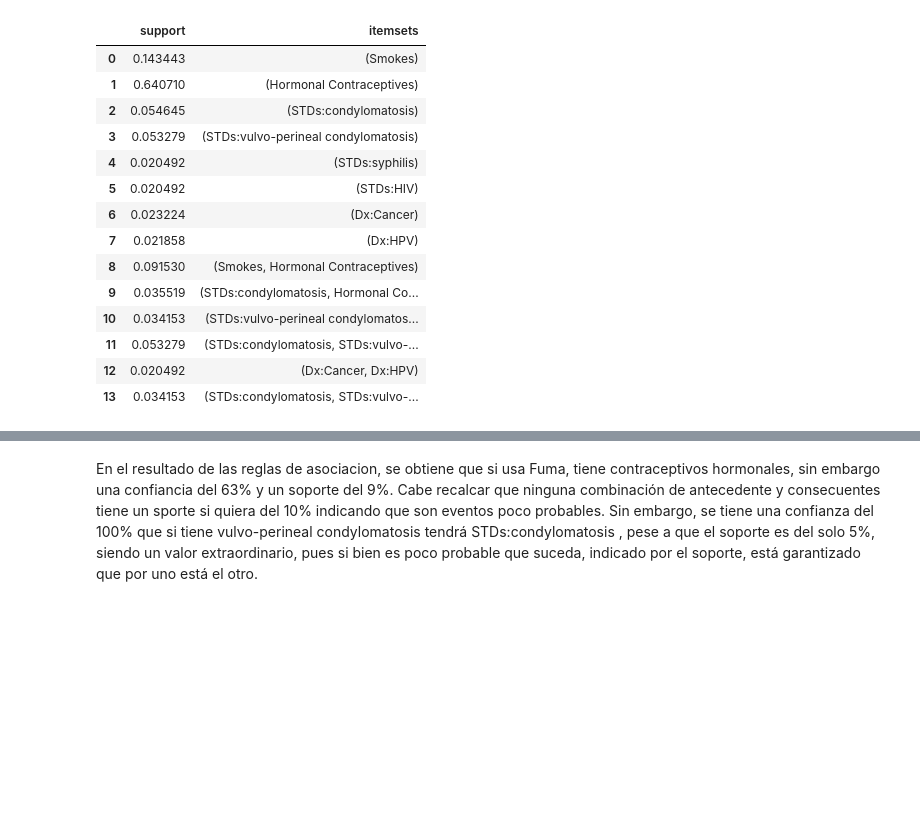
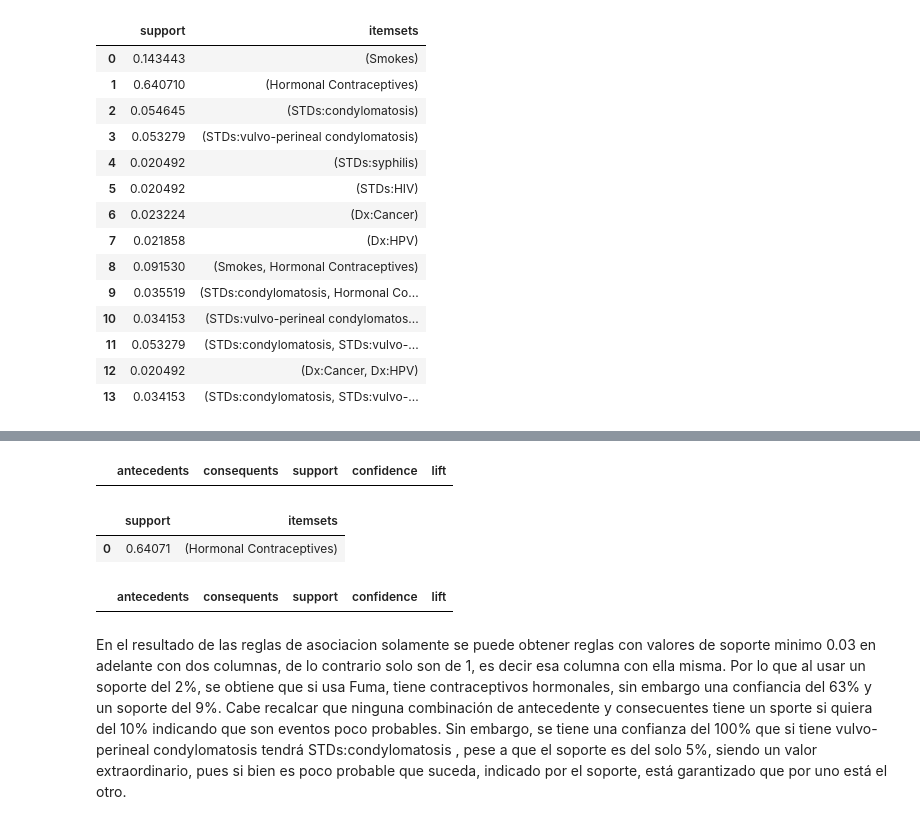
Before and after one commit to AGM54/DATASCIENCE, a Jupyter notebook: codigo.ipynb, the cells around one changed output, grey strips where cells are left out. Drawn from its saved outputs; the diff is of its cells as text; code cells hidden in the pictures; blank space fills up the shorter version.

```diff
--- a/codigo.ipynb
+++ b/codigo.ipynb
@@ -785,5 +794,24 @@ ASSOCIATIONS_RULES
+# %%
+# Function to map indices back to column names 60% de confianza
+ASSOCIATIONS_RULES_10 = association_rules(ASSOCIATIONS, metric = "confidence", min_threshold = 0.6)
+ASSOCIATIONS_RULES_10[['antecedents','consequents','support','confidence','lift']]
+# %% [output]
+|  | antecedents | consequents | support | confidence | lift |
+# %%
+#al menos 20% de soporte entre valores
+ASSOCIATIONS = apriori(dfApriori,min_support=0.20, use_colnames = True, verbose = 1)
+ASSOCIATIONS
+# %% [output]
+|  | support | itemsets |
+| 0 | 0.64071 | (Hormonal Contraceptives) |
+# %%
+# Function to map indices back to column names 60% de confianza
+ASSOCIATIONS_RULES = association_rules(ASSOCIATIONS, metric = "confidence", min_threshold = 0.6)
+ASSOCIATIONS_RULES[['antecedents','consequents','support','confidence','lift']]
+# %% [output]
+|  | antecedents | consequents | support | confidence | lift |
 # %% [markdown]
-En el resultado de las reglas de asociacion, se obtiene que si usa Fuma, tiene contraceptivos hormonales, sin embargo una confiancia del 63% y un soporte del 9%.
+En el resultado de las reglas de asociacion solamente se puede obtener reglas con valores de soporte minimo 0.03 en adelante con dos columnas, de lo contrario solo son de 1, es decir esa columna con ella misma. Por lo que al usar un soporte del 2%, se obtiene que si usa Fuma, tiene contraceptivos hormonales, sin embargo una confiancia del 63% y un soporte del 9%.
 Cabe recalcar que ninguna combinación de antecedente y consecuentes tiene un sporte si quiera del 10% indicando que son eventos poco probables.
 Sin embargo, se tiene una confianza del 100% que si tiene vulvo-perineal condylomatosis tendrá STDs:condylomatosis , pese a que el soporte es del solo 5%, siendo un valor extraordinario,
 pues si bien es poco probable que suceda, indicado por el soporte, está garantizado que por uno está el otro.
```
Also changed, not shown: parts of 4 cells of this notebook.
